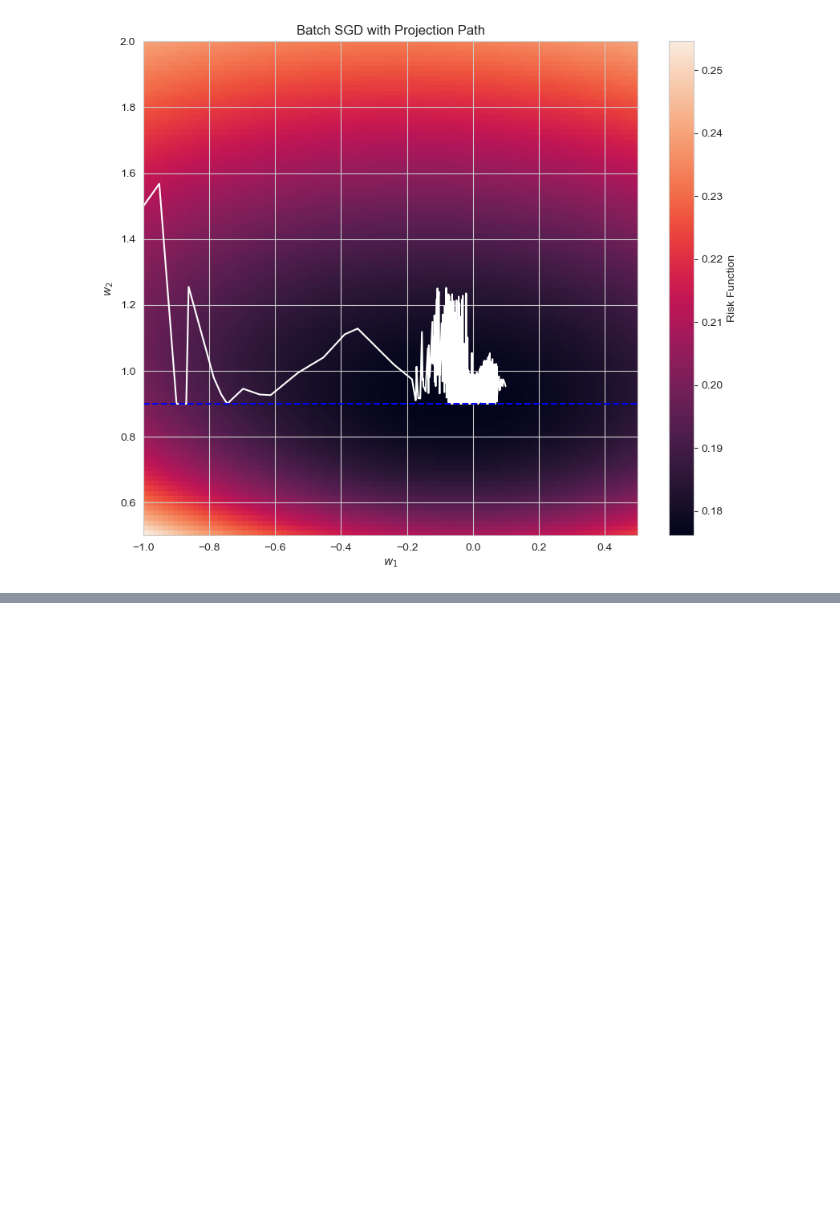
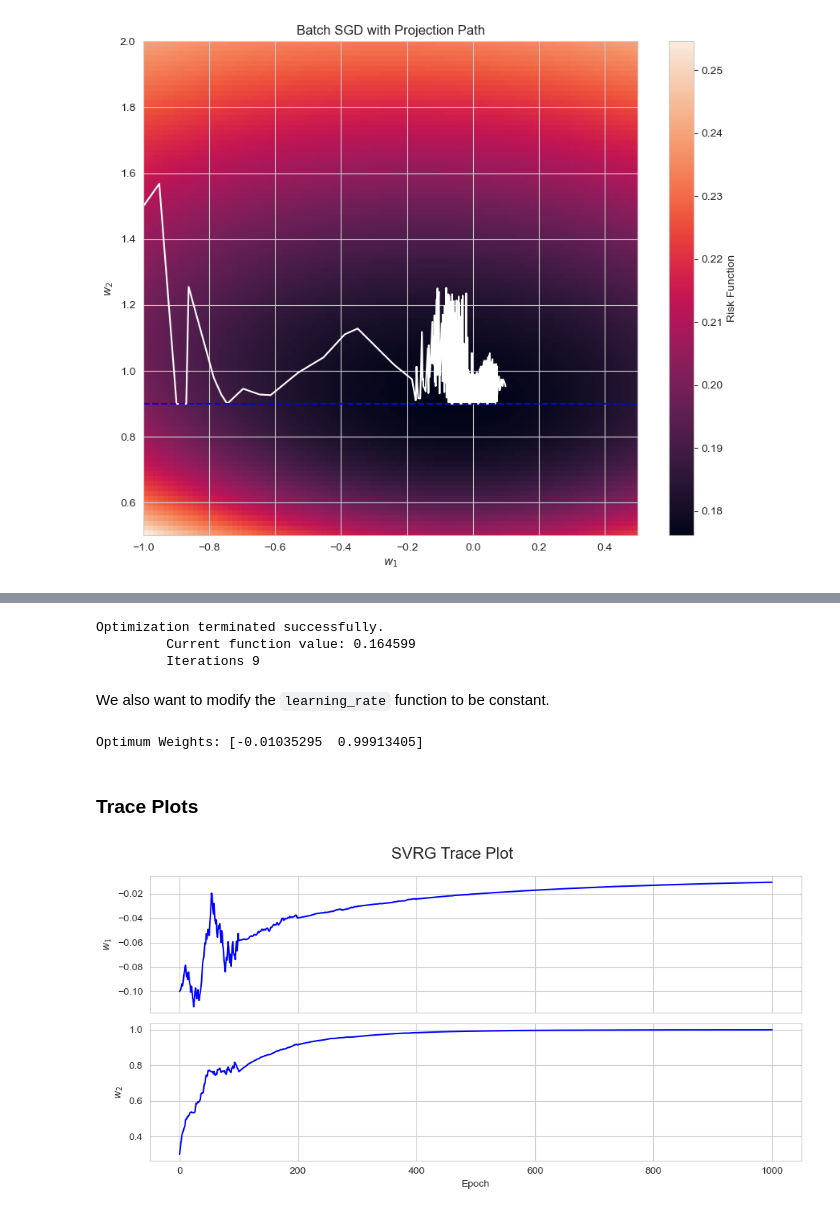
Before and after one commit to jreaso/gradient-descent-algorithms, a Jupyter notebook: logistic_regression_example.ipynb, the cells around one changed output, grey strips where cells are left out. Drawn from its saved outputs; the diff is of its cells as text; code cells hidden in the pictures; blank space fills up the shorter version.

Commit message:
implemented svrg example

```diff
--- a/logistic_regression_example.ipynb
+++ b/logistic_regression_example.ipynb
@@ -287,0 +294,43 @@ plt.show()
+# %%
+n_obs = 1_000_000
+w_true = np.array((0, 1))
+z_obs = data_generating_model(n_obs, w_true)
+# %%
+# Fit a logistic regression model to find true w_1 and w_2
+model = sm.Logit(z_obs[:, 1], sm.add_constant(z_obs[:, 0]))
+result = model.fit()
+
+w_true = np.array(result.params)
+# %% [output]
+Optimization terminated successfully.
+         Current function value: 0.164599
+         Iterations 9
+# %% [markdown]
+We also want to modify the `learning_rate` function to be constant.
+# %%
+def learning_rate(epoch):
+    return 0.05
+# %%
+w_opt, w_trace = svrg(grad_fun, z_obs, (-0.1, 0.3), learning_rate, kappa=100, max_epochs=1_000, return_trace=True)
+
+print(f"Optimum Weights: {w_opt}")
+# %% [output]
+Optimum Weights: [-0.01035295  0.99913405]
+# %% [markdown]
+### Trace Plots
+# %%
+fig, (ax1, ax2) = plt.subplots(2, 1, figsize=(10, 5), sharex=True)
+
+sns.lineplot(x=range(len(w_trace)), y=w_trace[:, 0], ax=ax1, color='blue')
+ax1.set_ylabel('$w_1$')
+
+sns.lineplot(x=range(len(w_trace)), y=w_trace[:, 1], ax=ax2, color='blue')
+ax2.set_ylabel('$w_2$')
+ax2.set_xlabel('Epoch')
+
+fig.suptitle('SVRG Trace Plot', fontsize=16)
+plt.tight_layout()
+plt.savefig('images/svrg_trace_plots', dpi=dpi)
+plt.show()
+# %% [output]
+[figure, added]
```
Also changed, not shown: parts of 4 cells of this notebook.
